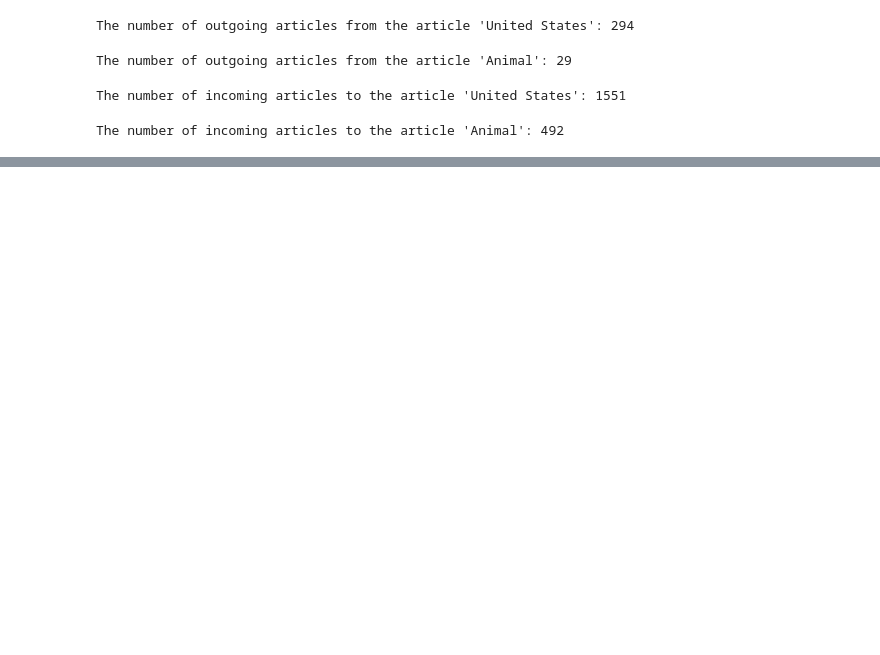
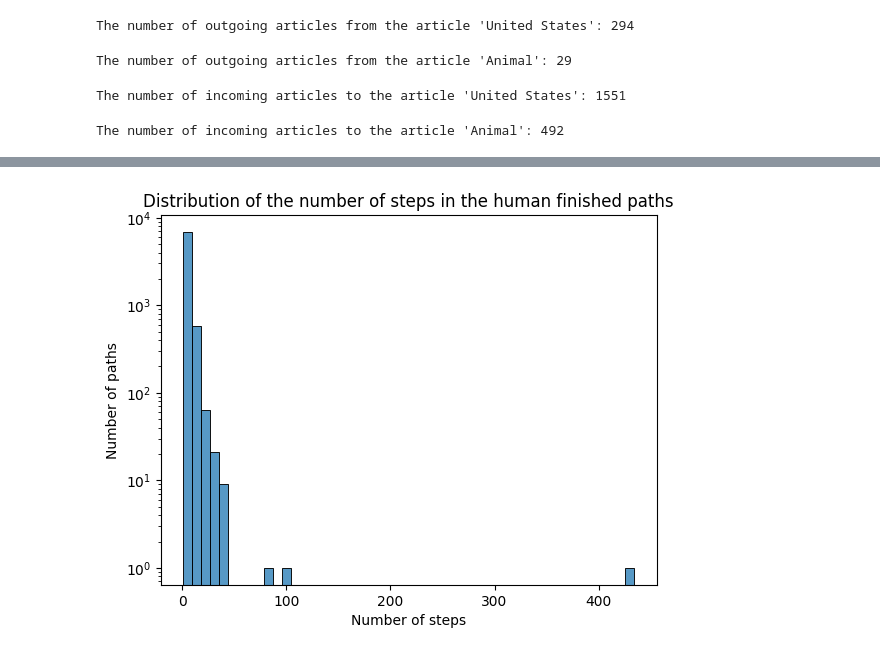
Before and after one commit to epfl-ada/ada-2024-project-adaspeedia, a Jupyter notebook: questions.ipynb, the cells around one changed output, grey strips where cells are left out. Cells and saved outputs as stored; diff of their text form; code cells hidden in the pictures; blank space fills up the shorter version.

```diff
--- a/questions.ipynb
+++ b/questions.ipynb
@@ -528,0 +595,10 @@ The number of incoming articles to the article 'Animal': 492
+# %%
+# take only the path_id that are in the 2 datasets
+# create a mask using the past_id column
+mask = paths_finished['path_id'].isin(llm_paths_all_gpt4omini_memory['path_id'])
+paths_finished_filtered = paths_finished[mask]
+
+
+# get the number of steps in the filtered paths
+paths_finished_filtered['path_length'] = paths_finished_filtered['path'].apply(lambda x: len(x.split(';')) - 1)
+paths_finished_filtered['path_length'].describe()
@@ -528,0 +620,9 @@ The number of incoming articles to the article 'Animal': 492
+# %%
+# plot the distribution of the number of steps in the filtered paths
+sns.histplot(paths_finished_filtered['path_length'], bins=50)
+plt.title('Distribution of the number of steps in the human finished paths')
+plt.xlabel('Number of steps')
+plt.ylabel('Number of paths')
+plt.yscale('log')
+# %% [output]
+[figure, added]
```
Also changed, not shown: parts of 22 cells of this notebook.
